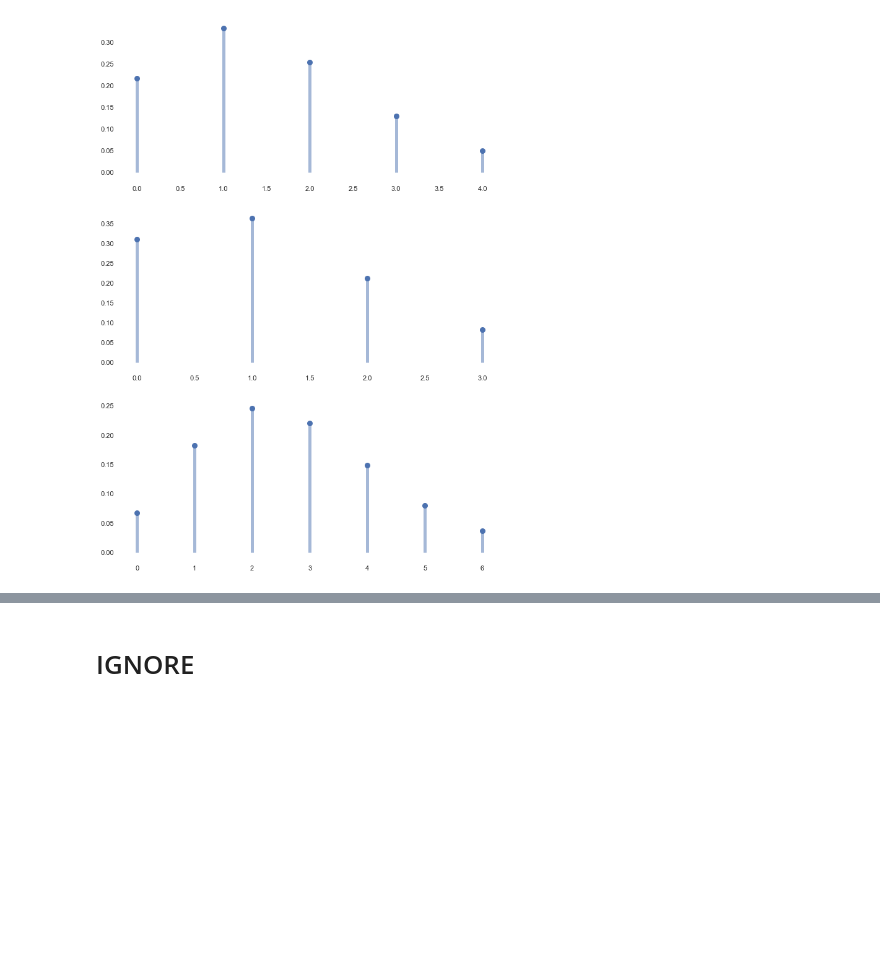
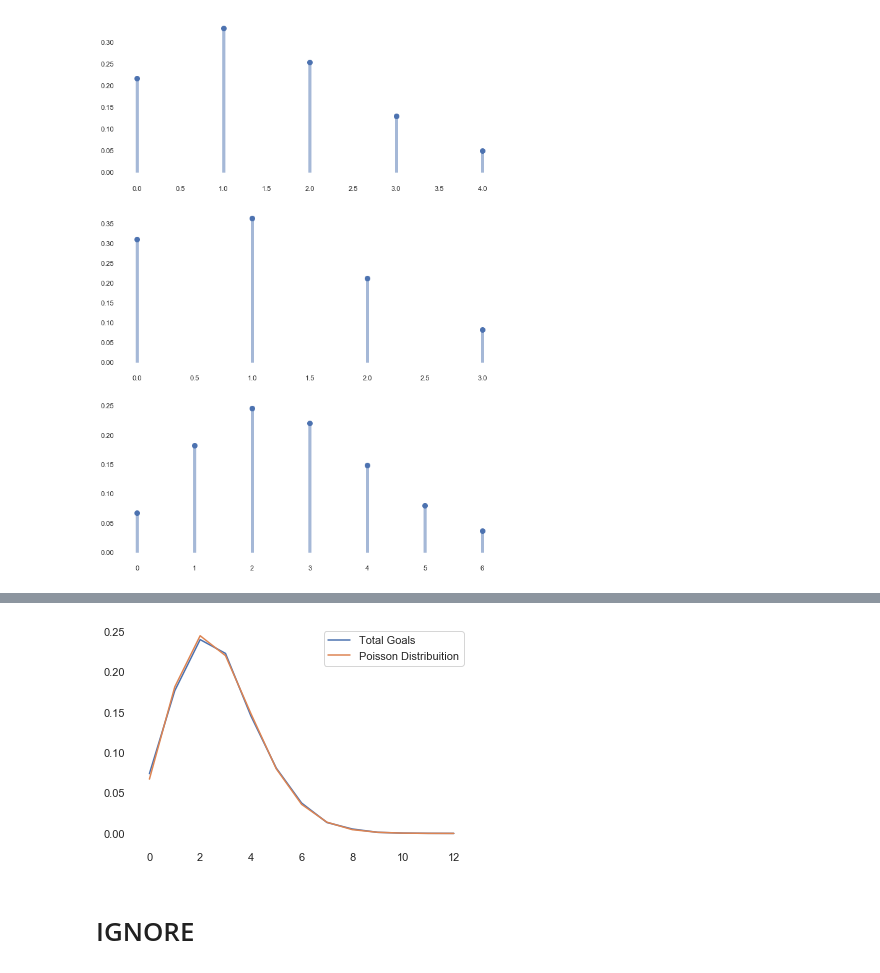
Before and after one commit to duarteharris/Project-Week-6, a Jupyter notebook: inferential_stats.ipynb, the cells around one changed output, grey strips where cells are left out. Cells and saved outputs as stored; diff of their text form; code cells hidden in the pictures; blank space fills up the shorter version.

```diff
--- a/inferential_stats.ipynb
+++ b/inferential_stats.ipynb
@@ -592,2 +572,10 @@ print("away", away_observed_values)
+# %%
+# plotting Chi2 test for the Total Goals
+plt.plot(t_goals, label = "Total Goals")
+plt.plot(t_expected, label = "Poisson Distribuition")
+plt.legend()
+plt.show()
+# %% [output]
+[figure, added]
 # %% [markdown]
 # IGNORE
```
Also changed, not shown: parts of 6 cells of this notebook.
